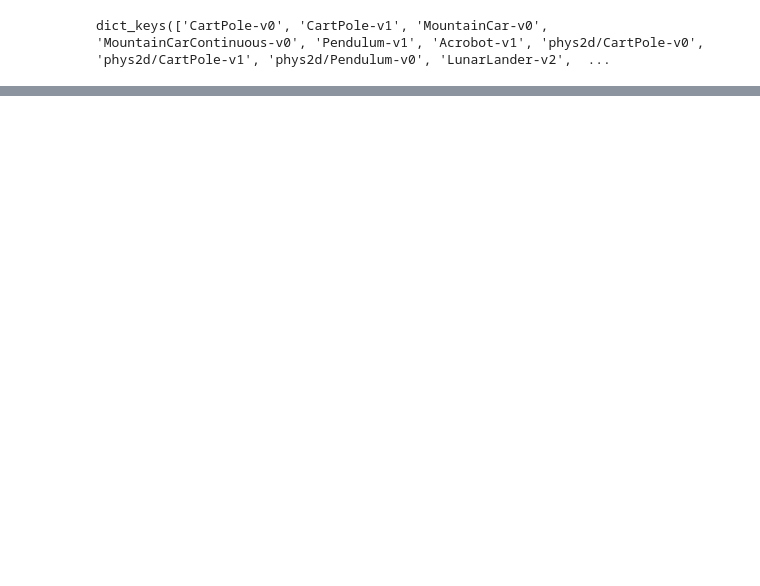
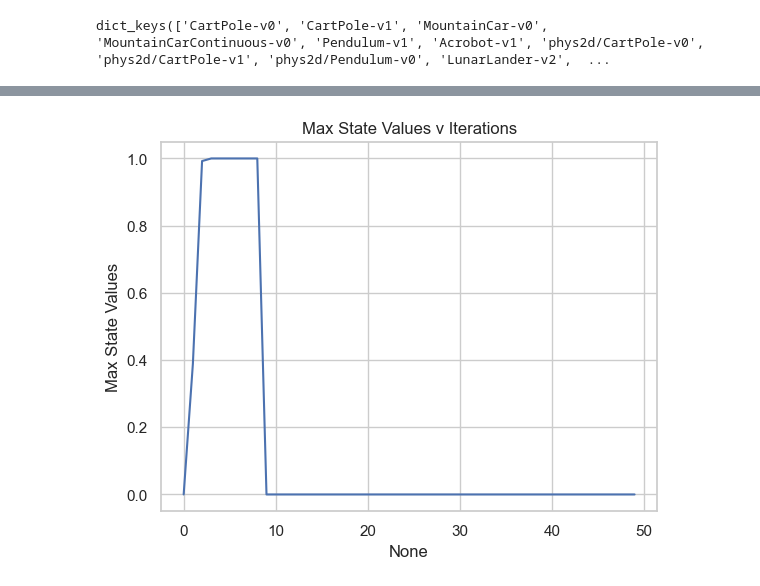
Before and after one commit to lboadi2/machine_learning, a Jupyter notebook: 4_reinforcement_learning/rl_practice.ipynb, the cells around one changed output, grey strips where cells are left out. Cells and saved outputs as stored; diff of their text form; code cells hidden in the pictures; blank space fills up the shorter version.

Commit message:
figured out frozen and black jack

```diff
--- a/4_reinforcement_learning/rl_practice.ipynb
+++ b/4_reinforcement_learning/rl_practice.ipynb
@@ -23,0 +174,90 @@ Discrete(500)
+# %%
+# -*- coding: utf-8 -*-
+import math
+
+import gym
+import pygame
+from algorithms.rl import RL
+from algorithms.planner import Planner
+from examples.test_env import TestEnv
+import numpy as np
+import pandas as pd
+import seaborn as sns
+import matplotlib.pyplot as plt
+import warnings
+from matplotlib.colors import LinearSegmentedColormap
+
+
+class Plots:
+    @staticmethod
+    def grid_world_policy_plot(data, label):
+        if not math.modf(math.sqrt(len(data)))[0] == 0.0:
+            warnings.warn("Grid map expected.  Check data length")
+        else:
+            data = np.around(np.array(data).reshape((8, 8)), 2)
+            df = pd.DataFrame(data=data)
+            my_colors = ((0.0, 0.0, 0.0, 1.0), (0.8, 0.0, 0.0, 1.0), (0.0, 0.8, 0.0, 1.0), (0.0, 0.0, 0.8, 1.0))
+            cmap = LinearSegmentedColormap.from_list('Custom', my_colors, len(my_colors))
+            ax = sns.heatmap(df, cmap=cmap, linewidths=1.0)
+            colorbar = ax.collections[0].colorbar
+            colorbar.set_ticks([.4, 1.1, 1.9, 2.6])
+            colorbar.set_ticklabels(['Left', 'Down', 'Right', 'Up'])
+            plt.title(label)
+            plt.show()
+
+    @staticmethod
+    def grid_values_heat_map(data, label):
+        if not math.modf(math.sqrt(len(data)))[0] == 0.0:
+            warnings.warn("Grid map expected.  Check data length")
+        else:
+            data = np.around(np.array(data).reshape((8, 8)), 2)
+            df = pd.DataFrame(data=data)
+            sns.heatmap(df, annot=True).set_title(label)
+            plt.show()
+
+    @staticmethod
+    def v_iters_plot(data, label):
+        df = pd.DataFrame(data=data)
+        df.columns = [label]
+        sns.set_theme(style="whitegrid")
+        title = label + " v Iterations"
+        sns.lineplot(x=df.index, y=label, data=df).set_title(title)
+        plt.show()
+
+if __name__ == "__main__":
+    frozen_lake = gym.make('FrozenLake8x8-v1', render_mode=None)
+
+    # VI/PI grid_world_policy_plot
+    # V, V_track, pi = Planner(frozen_lake.env.P).value_iteration()
+    # n_states = frozen_lake.env.observation_space.n
+    # new_pi = list(map(lambda x: pi(x), range(n_states)))
+    # s = int(math.sqrt(n_states))
+    # Plots.grid_world_policy_plot(np.array(new_pi), "Grid World Policy")
+
+    # Q-learning grid_world_policy_plot
+    # Q, V, pi, Q_track, pi_track = RL(frozen_lake.env).q_learning()
+    # n_states = frozen_lake.env.observation_space.n
+    # new_pi = list(map(lambda x: pi(x), range(n_states)))
+    # s = int(math.sqrt(n_states))
+    # Plots.grid_world_policy_plot(np.array(new_pi), "Grid World Policy")
+
+    # Q-learning v_iters_plot
+    # Q, V, pi, Q_track, pi_track = RL(frozen_lake.env).q_learning()
+    # max_q_value_per_iter = np.amax(np.amax(Q_track, axis=2), axis=1)
+    # Plots.v_iters_plot(max_q_value_per_iter, "Max Q-Values")
+
+    # VI/PI v_iters_plot
+    # V, V_track, pi = Planner(frozen_lake.env.P).value_iteration()
+    # V, V_track, pi = Planner(frozen_lake.env.P).policy_iteration()
+    # max_value_per_iter = np.amax(V_track, axis=1)
+    # Plots.v_iters_plot(max_value_per_iter, "Max State Values")
+
+    # Q-learning grid_values_heat_map
+    # Q, V, pi, Q_track, pi_track = RL(frozen_lake.env).q_learning()
+    # Plots.grid_values_heat_map(V, "State Values")
+
+    # VI/PI grid_values_heat_map
+    # V, V_track, pi = Planner(frozen_lake.env.P).value_iteration()
+    # V, V_track, pi = Planner(frozen_lake.env.P).policy_iteration()
+    # Plots.grid_values_heat_map(V, "State Values")
+# %% [output]
@@ -24,3 +265,4 @@ Discrete(500)
+[figure, added]
 # %%
 def Q_learning_grid_search(env, epsilon_decay, iters):
     for i in itertools.product(epsilon_decay, iters):
```
Also changed, not shown: parts of 17 cells of this notebook, 6 other files.
